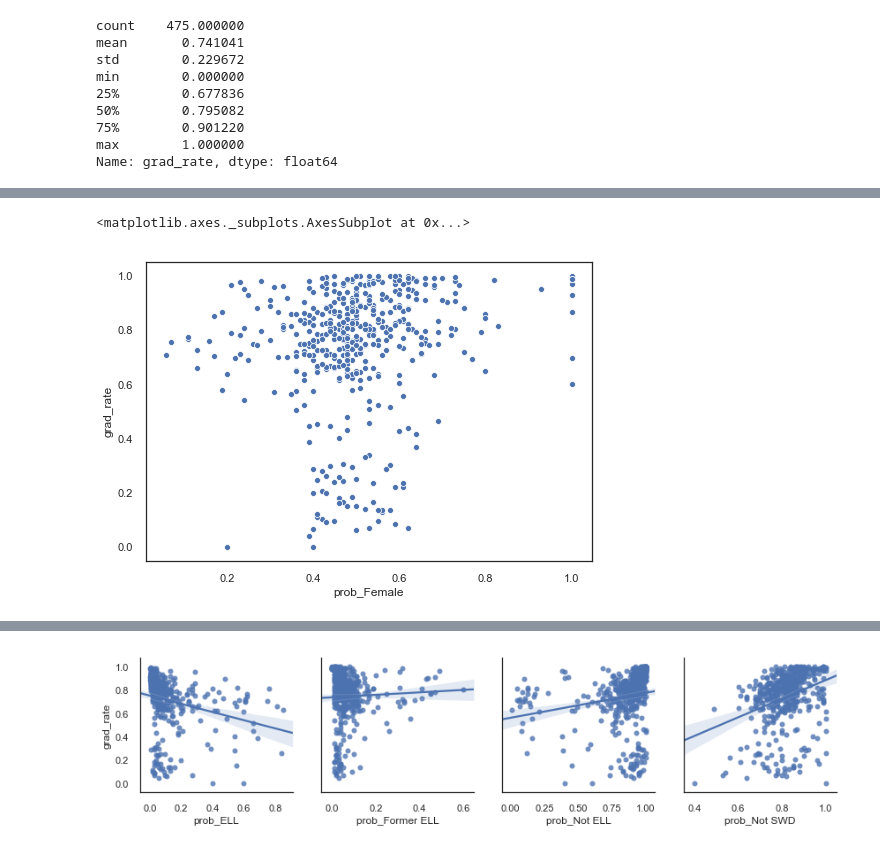
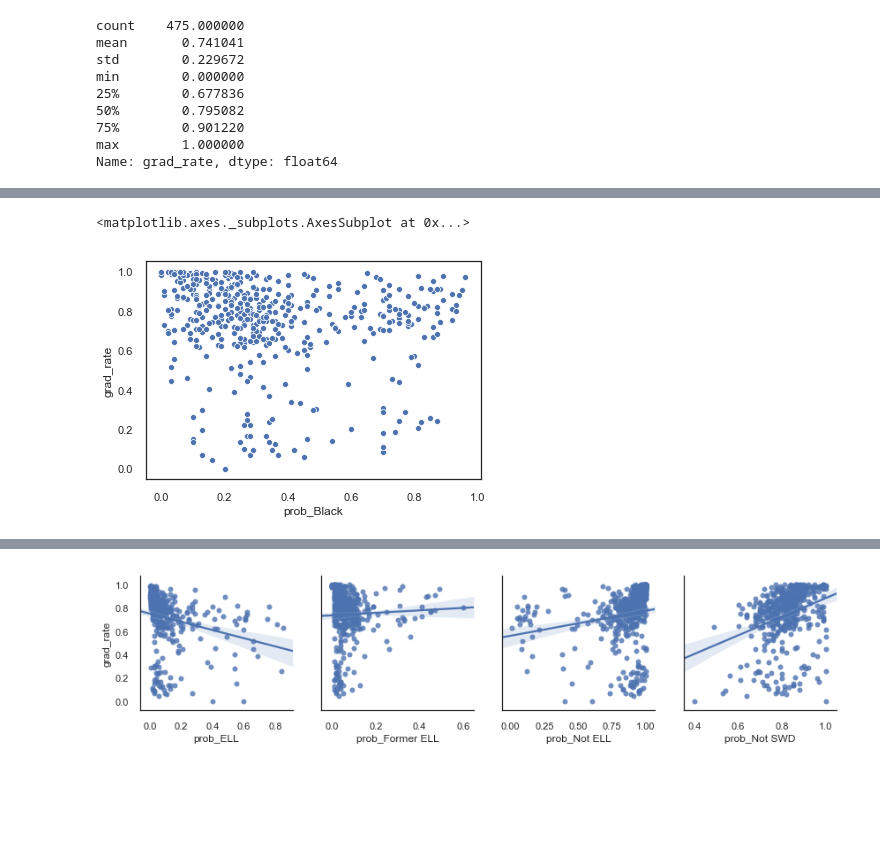
Before and after one commit to jkarma0920/FabJayProject, a Jupyter notebook: GraduationModel4.ipynb, the cells around one changed output, grey strips where cells are left out. Cells and saved outputs as stored; diff of their text form; code cells hidden in the pictures; blank space fills up the shorter version.

Commit message:
adding images

```diff
--- a/GraduationModel4.ipynb
+++ b/GraduationModel4.ipynb
@@ -349,8 +335,8 @@ dataset.describe()
 # %%
-sns.scatterplot(dataset['prob_Female'], dataset.grad_rate)
+sns.scatterplot(dataset['prob_Black'], dataset.grad_rate)
 # %% [output]
 <matplotlib.axes._subplots.AxesSubplot at 0x...>
-[figure, old version]
+[figure, new version]
 # %%
 new_cols
 # %% [output]
```
Also changed, not shown: parts of 14 cells of this notebook, 9 other files.
